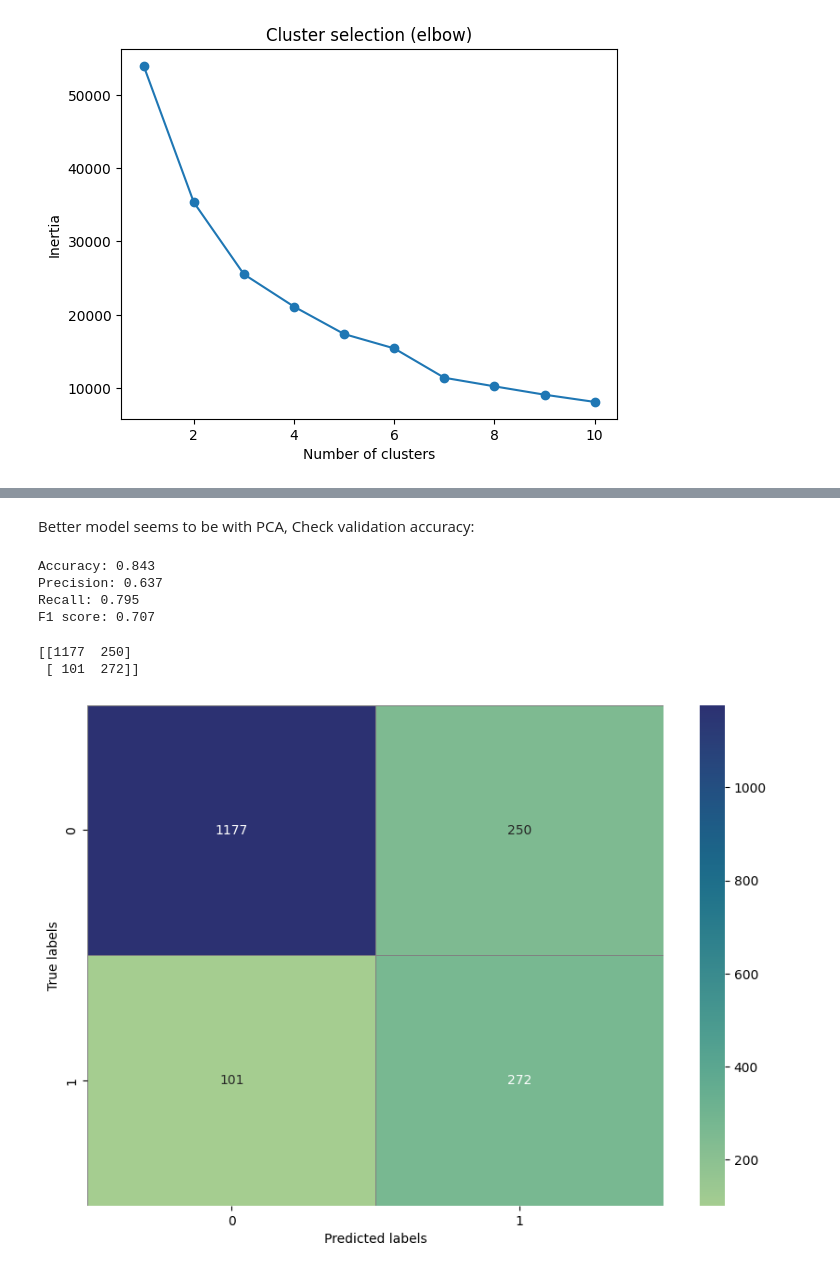
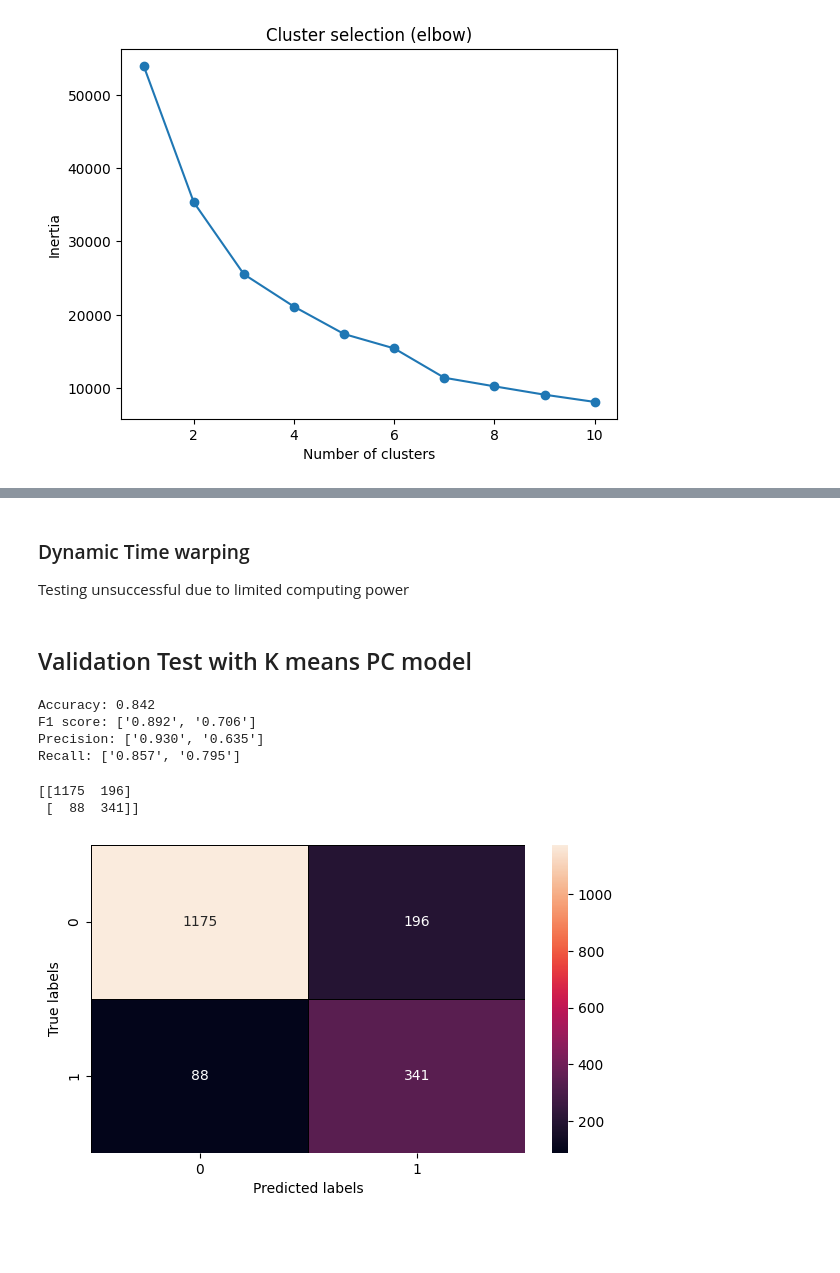
Before and after one commit to piyashib/Eye-Blink-Detector, a Jupyter notebook: ModelEyeBlinkDetector.ipynb, the cells around one changed output, grey strips where cells are left out. Drawn from its saved outputs; the diff is of its cells as text; code cells hidden in the pictures; blank space fills up the shorter version.

Commit message:
Renamed datasets, variables, functions and added better comments

```diff
--- a/ModelEyeBlinkDetector.ipynb
+++ b/ModelEyeBlinkDetector.ipynb
@@ -108,0 +109,10 @@ Cz_train_unlabeled_PC = Cz_train_PC[1800:,:]
+# %%
+#pca on training data
+pca_trained = PCA(n_components=2, random_state=8)
+
+#transform training data
+Cz_X_train_PC = pca_trained.fit_transform(scaled_Cz_X_train)
+
+#separate labeled and unlabeled
+Cz_X_train_labeled_PC = Cz_X_train_PC[0:1800,:]
+Cz_X_train_unlabeled_PC = Cz_X_train_PC[1800:,:]
@@ -109,10 +127,10 @@ Cz_train_unlabeled_PC = Cz_train_PC[1800:,:]
 # %%
-#Test feature kmeans and choose clusters using elbow method
+#Test feature kmeans and visualize number of clusters using elbow method
 inertias = []
 
 for i in range(1,11):
     kmeans = KMeans(n_clusters=i, random_state=8)
-    kmeans.fit(Cz_train_features)
+    kmeans.fit(Cz_X_train_features)
     inertias.append(kmeans.inertia_)
 
 plt.plot(range(1,11), inertias, marker='o')
@@ -168,10 +177,10 @@ Cluster-label-mapped accuracy: 0.793
 # %%
-#Test feature kmeans using elbow method
+#Test PCA kmeans using elbow method
 inertias = []
 
 for i in range(1,11):
     kmeans = KMeans(n_clusters=i, random_state=8)
-    kmeans.fit(Cz_train_PC)
+    kmeans.fit(Cz_X_train_PC)
     inertias.append(kmeans.inertia_)
 
 plt.plot(range(1,11), inertias, marker='o')
@@ -255 +268,4 @@ sns.lineplot(data=Cz_train_unlabeled_joined_df,x= 'time', y='mapped_label')
+# %% [markdown]
+### Dynamic Time warping
+Testing unsuccessful due to limited computing power
 # %%
@@ -260,32 +276,32 @@ sns.lineplot(data=Cz_train_unlabeled_joined_df,x= 'time', y='mapped_label')
 # %% [markdown]
-Better model seems to be with PCA,
-Check validation accuracy:
+## Validation Test with K means PC model
 # %%
-[feature_names, Cz_val_features] = createFeatures(Cz_val, sampling_freq)
-Cz_val_scaled = feature_scaler.transform(Cz_val_features)
-Cz_val_PC = pca_trained.transform(Cz_val_scaled)
+[feature_names, Cz_X_val_features] = create_waveform_features(Cz_X_val, sampling_freq)
+Cz_X_val_scaled = feature_scaler.transform(Cz_X_val_features)
+Cz_X_val_PC = pca_trained.transform(Cz_X_val_scaled)
 
-Cz_val_predictions = kmeans.predict(Cz_val_PC)
-val_mapped_labels = np.vectorize(mapping.get)(Cz_val_predictions).reshape(Cz_val_predictions.shape[0],1).flatten()
+Cz_X_val_predictions = kmeans_PC.predict(Cz_X_val_PC)
+Cz_y_val_mapped_pred_PC = np.vectorize(true_label_mapping_PC.get)(Cz_X_val_predictions).reshape(Cz_X_val_predictions.shape[0],1).flatten()
 
-print("Accuracy:", accuracy_score(Cz_val_Labels, val_mapped_labels))
-print("F1 score:", f1_score(Cz_val_Labels, val_mapped_labels, average=None))
-print("Precision", precision_score(Cz_val_Labels, val_mapped_labels, average=None))
-print("Recall:", recall_score(Cz_val_Labels, val_mapped_labels, average=None))
+print("Accuracy: {:.3f}".format(accuracy_score(Cz_y_val, Cz_y_val_mapped_pred_PC)))
+print("F1 score:", ["{:.3f}".format(x) for x in f1_score(Cz_y_val, Cz_y_val_mapped_pred_PC, average=None)])
+print("Precision:", ["{:.3f}".format(x) for x in precision_score(Cz_y_val, Cz_y_val_mapped_pred_PC, average=None)])
+print("Recall:", ["{:.3f}".format(x) for x in recall_score(Cz_y_val, Cz_y_val_mapped_pred_PC, average=None)])
 # %% [output]
-Accuracy: 0.843
-Precision: 0.637
-Recall: 0.795
-F1 score: 0.707
+Accuracy: 0.842
+F1 score: ['0.892', '0.706']
+Precision: ['0.930', '0.635']
+Recall: ['0.857', '0.795']
 # %%
-print(conf_mat_supervised)
+confusion_mat_val = conf_mat = confusion_matrix(Cz_y_val, Cz_y_val_mapped_pred_PC)
+print(confusion_mat_val)
 
-plt.figure(figsize=(10, 7))
-sns.heatmap(conf_mat_supervised, annot=True, fmt='d', cmap='crest', linewidths=0.5, linecolor='grey')
+plt.figure(figsize=(7, 4))
+sns.heatmap(confusion_mat_val, annot=True, fmt='d', linewidths=0.5, linecolor='black')
 plt.xlabel('Predicted labels')
 plt.ylabel('True labels')
 plt.show()
 # %% [output]
-[[1177  250]
- [ 101  272]]
+[[1175  196]
+ [  88  341]]
-[figure, old version]
+[figure, new version]
```
Also changed, not shown: parts of 20 cells of this notebook, 10 other files.
